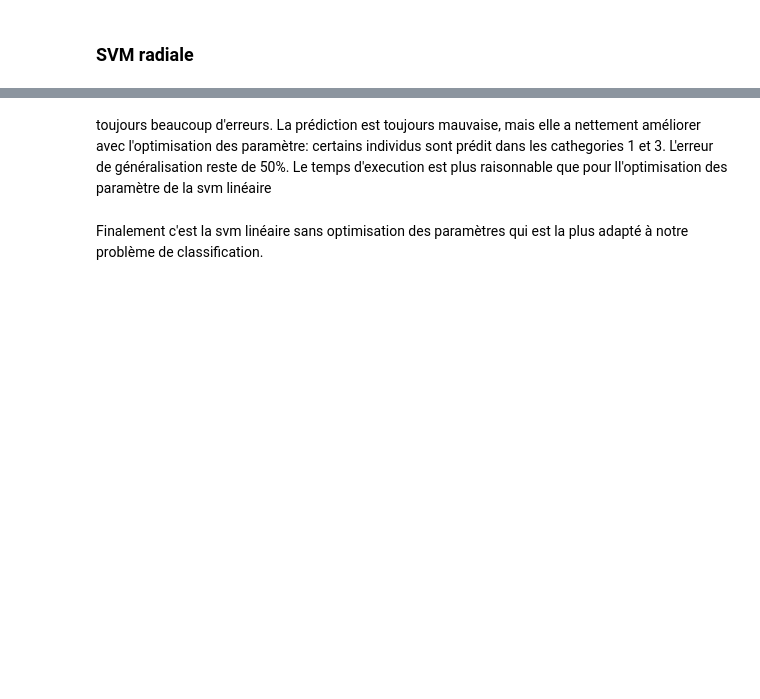
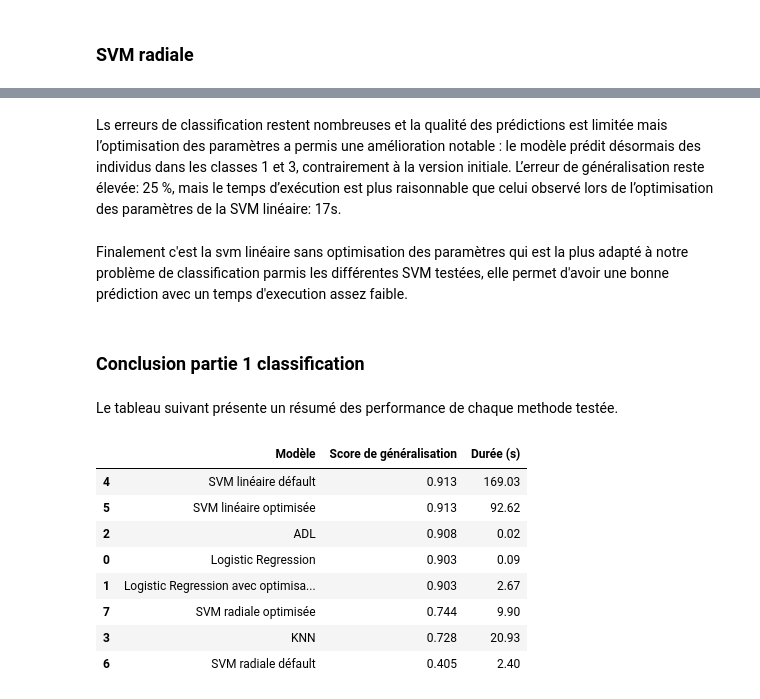
Before and after one commit to Dorianhgn/ProjetML4A, a Jupyter notebook: Experience_Level/Lise/python.ipynb, the cells around one changed output, grey strips where cells are left out. Cells and saved outputs as stored; diff of their text form; code cells hidden in the pictures; blank space fills up the shorter version.

```diff
--- a/Experience_Level/Lise/python.ipynb
+++ b/Experience_Level/Lise/python.ipynb
@@ -174,3 +179,14 @@ Vecteur réponse (scikit-learn) : (778,)
+# %%
+results = []
+
+def add_model_result(name, y_true, y_pred, runtime): # err_gene_vc
+    acc = accuracy_score(y_true, y_pred)
+    results.append({
+        'Modèle': name,
+        'Score de généralisation': round(acc, 3),
+        #'+ par validation croisée': round(err_gene_vc,3),
+        'Durée (s)': round(runtime, 2)
+    })
 # %% [markdown]
 ## Regression logistique
 # %% [markdown]
@@ -591,4 +675,5 @@ pd.DataFrame(confusion_matrix(y_test_exp_level, yChap), index = labels, columns=
 # %% [markdown]
-toujours beaucoup d'erreurs. La prédiction est toujours mauvaise, mais elle a nettement améliorer avec l'optimisation des paramètre: certains individus sont prédit dans les cathegories 1 et 3. L'erreur de généralisation reste de 50%.  Le temps d'execution est plus raisonnable que pour ll'optimisation des paramètre de la svm linéaire
+Ls erreurs de classification restent nombreuses et la qualité des prédictions est limitée mais l’optimisation des paramètres a permis une amélioration notable : le modèle prédit désormais des individus dans les classes 1 et 3, contrairement à la version initiale.
+L’erreur de généralisation reste élevée: 25 %, mais le temps d’exécution est plus raisonnable que celui observé lors de l’optimisation des paramètres de la SVM linéaire: 17s.
 # %% [markdown]
-Finalement c'est la svm linéaire sans optimisation des paramètres qui est la plus adapté à notre problème de classification.
+Finalement c'est la svm linéaire sans optimisation des paramètres qui est la plus adapté à notre problème de classification parmis les différentes SVM testées, elle permet d'avoir une bonne prédiction avec un temps d'execution assez faible.
@@ -594,0 +682,16 @@ Finalement c'est la svm linéaire sans optimisation des paramètres qui est la p
+# %% [markdown]
+### Conclusion partie 1 classification
+# %% [markdown]
+Le tableau suivant présente un résumé des performance de chaque methode testée.
+# %%
+pd.DataFrame(results).sort_values(by="Score de généralisation", ascending=False)
+# %% [output]
+|  | Modèle | Score de généralisation | Durée (s) |
+| 4 | SVM linéaire défault | 0.913 | 169.03 |
+| 5 | SVM linéaire optimisée | 0.913 | 92.62 |
+| 2 | ADL | 0.908 | 0.02 |
+| 0 | Logistic Regression | 0.903 | 0.09 |
+| 1 | Logistic Regression avec optimisa... | 0.903 | 2.67 |
+| 7 | SVM radiale optimisée | 0.744 | 9.90 |
+| 3 | KNN | 0.728 | 20.93 |
+| 6 | SVM radiale défault | 0.405 | 2.40 |
```
Also changed, not shown: parts of 73 cells of this notebook, 1 other file.
